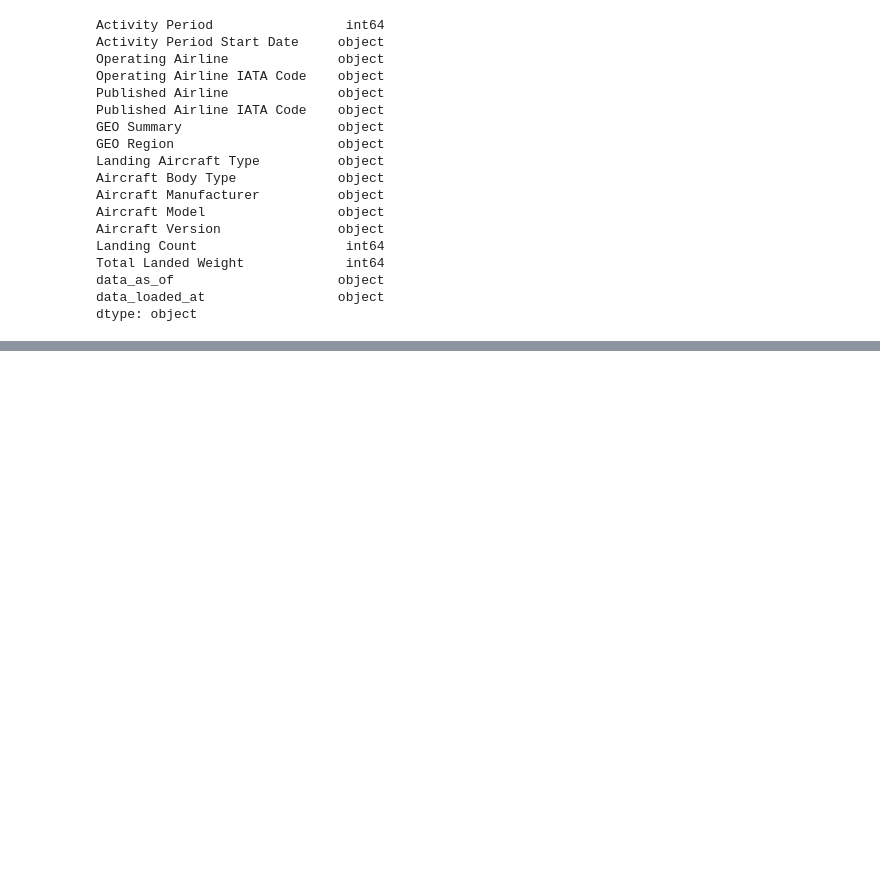
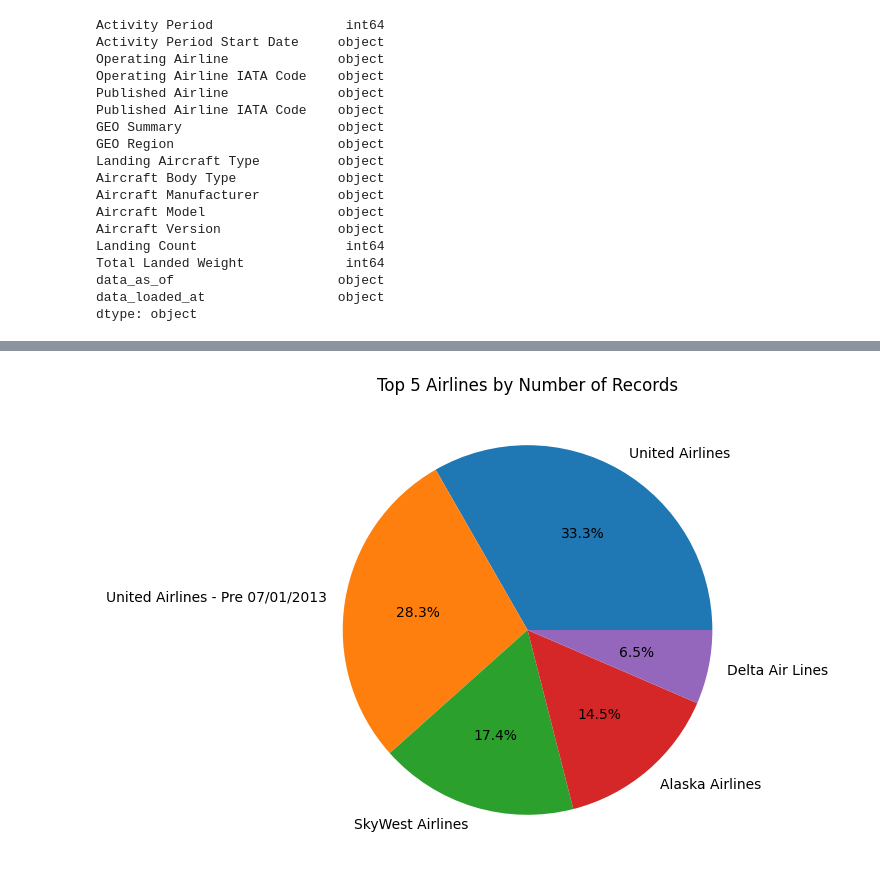
Before and after one commit to dGarnett00/Air_traffic_project, a Jupyter notebook: traffic.ipynb, the cells around one changed output, grey strips where cells are left out. Drawn from its saved outputs; the diff is of its cells as text; code cells hidden in the pictures; blank space fills up the shorter version.

Commit message:
added charts

```diff
--- a/traffic.ipynb
+++ b/traffic.ipynb
@@ -224,0 +261,10 @@ dtype: object
+# %%
+# Pie chart: Proportion of flights by airline (top 5)
+top_airlines = df1['Operating Airline'].value_counts().nlargest(5)
+plt.figure(figsize=(6,6))
+top_airlines.plot.pie(autopct='%1.1f%%')
+plt.title('Top 5 Airlines by Number of Records')
+plt.ylabel('')
+plt.show()
+# %% [output]
+[figure, added]
```
Also changed, not shown: parts of 4 cells of this notebook.
